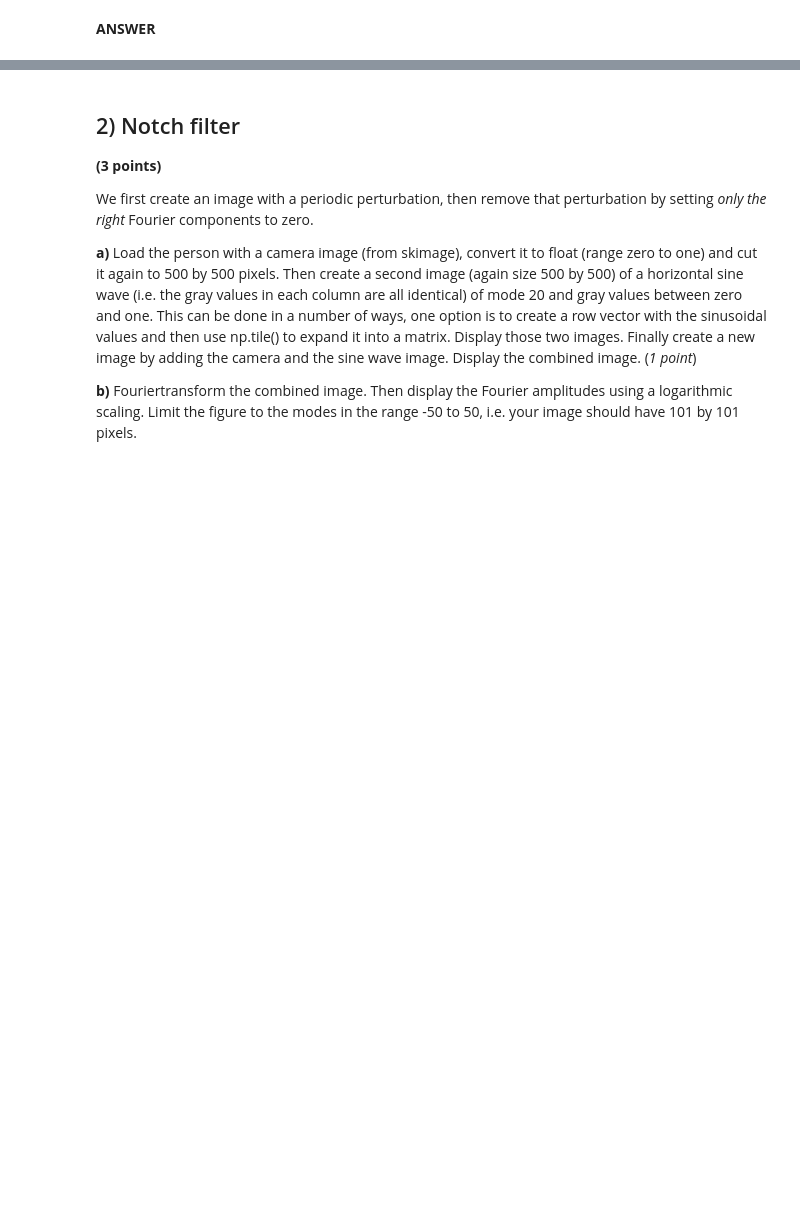
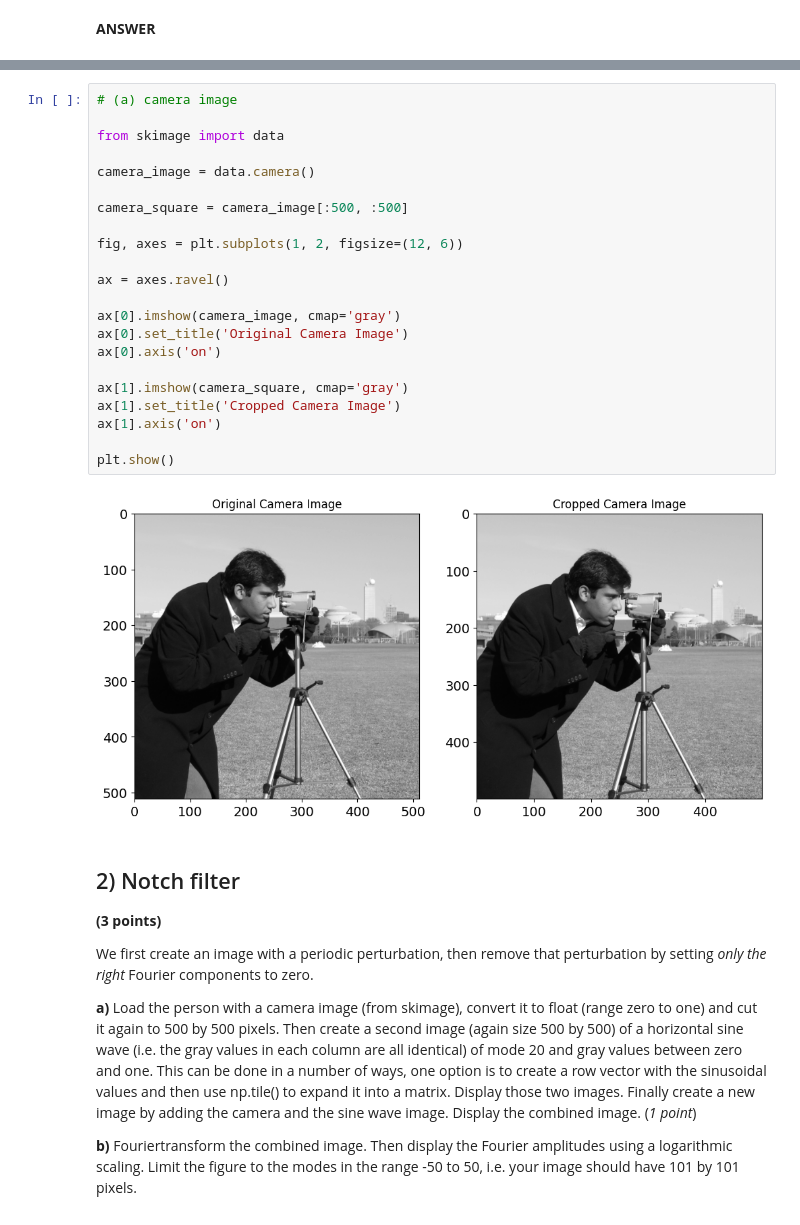
Before and after one commit to Matty-7/CS302-ComputerVision, a Jupyter notebook: CV_HW2/Homework _2.ipynb, the cells around one changed output, grey strips where cells are left out. Drawn from its saved outputs; the diff is of its cells as text; blank space fills up the shorter version.

```diff
--- a/CV_HW2/Homework _2.ipynb
+++ b/CV_HW2/Homework _2.ipynb
@@ -24,3 +48,27 @@ plt.rcParams['ytick.labelsize'] = 14
+# %%
+# (a) camera image
+
+from skimage import data
+
+camera_image = data.camera()
+
+camera_square = camera_image[:500, :500]
+
+fig, axes = plt.subplots(1, 2, figsize=(12, 6))
+
+ax = axes.ravel()
+
+ax[0].imshow(camera_image, cmap='gray')
+ax[0].set_title('Original Camera Image')
+ax[0].axis('on')
+
+ax[1].imshow(camera_square, cmap='gray')
+ax[1].set_title('Cropped Camera Image')
+ax[1].axis('on')
+
+plt.show()
+# %% [output]
+[figure, added]
 # %% [markdown]
 ## 2) Notch filter
 **(3 points)**
```
Also changed, not shown: parts of 3 cells of this notebook, 2 other files.
